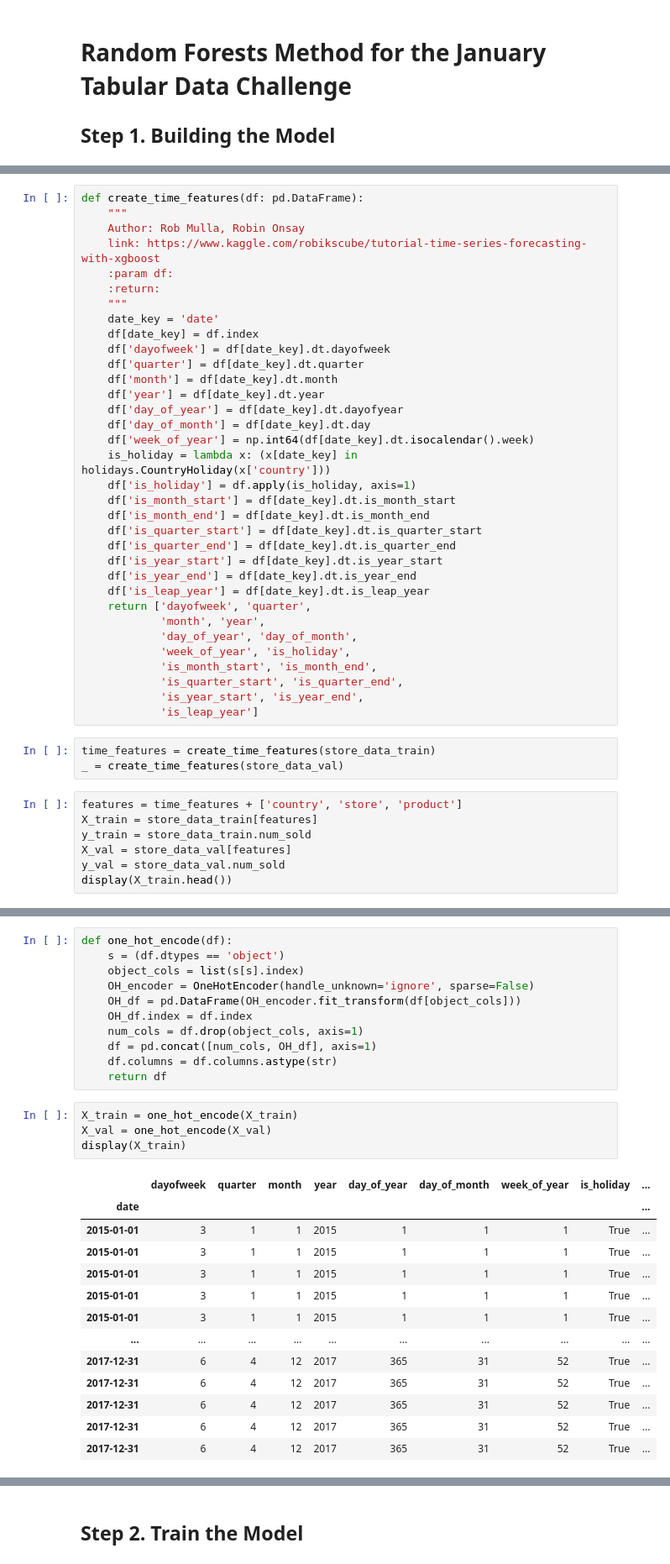
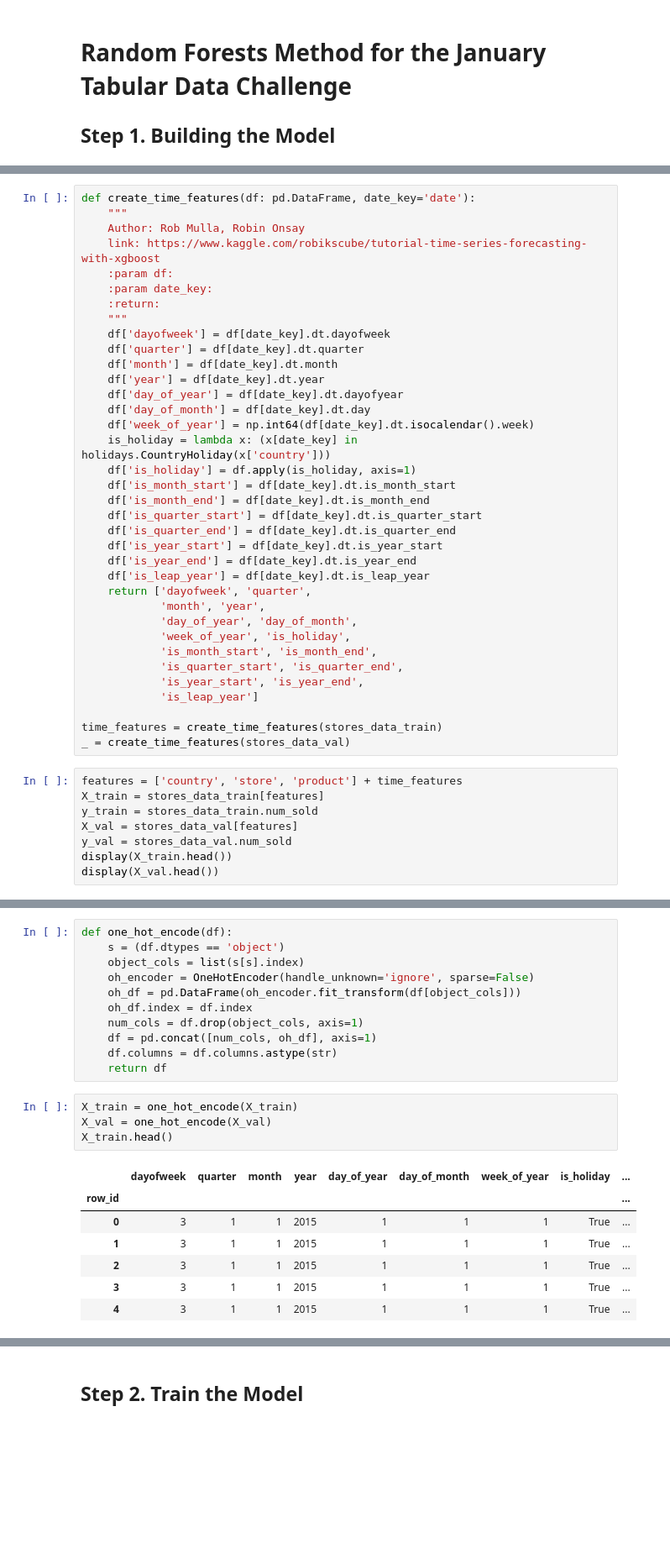
Before and after one commit to robinonsay/tabular-playground-series-jan-2022, a Jupyter notebook: xgboost.ipynb, the cells around one changed output, grey strips where cells are left out. Shown at 84% size. Saved outputs shown, nothing was run; the diff lists cells and outputs as text; blank space fills up the shorter version.

```diff
--- a/xgboost.ipynb
+++ b/xgboost.ipynb
@@ -35,13 +36,12 @@ store_data_val = store_data.loc[store_data.index > split_date].copy()
 # %%
-def create_time_features(df: pd.DataFrame):
+def create_time_features(df: pd.DataFrame, date_key='date'):
     """
     Author: Rob Mulla, Robin Onsay
     link: https://www.kaggle.com/robikscube/tutorial-time-series-forecasting-with-xgboost
     :param df:
+    :param date_key:
     :return:
     """
-    date_key = 'date'
-    df[date_key] = df.index
     df['dayofweek'] = df[date_key].dt.dayofweek
     df['quarter'] = df[date_key].dt.quarter
     df['month'] = df[date_key].dt.month
@@ -66,14 +66,15 @@ def create_time_features(df: pd.DataFrame):
             'is_quarter_start', 'is_quarter_end',
             'is_year_start', 'is_year_end',
             'is_leap_year']
+
+time_features = create_time_features(stores_data_train)
+_ = create_time_features(stores_data_val)
-# %%
-time_features = create_time_features(store_data_train)
-_ = create_time_features(store_data_val)
 # %%
-features = time_features + ['country', 'store', 'product']
-X_train = store_data_train[features]
-y_train = store_data_train.num_sold
-X_val = store_data_val[features]
-y_val = store_data_val.num_sold
+features = ['country', 'store', 'product'] + time_features
+X_train = stores_data_train[features]
+y_train = stores_data_train.num_sold
+X_val = stores_data_val[features]
+y_val = stores_data_val.num_sold
 display(X_train.head())
+display(X_val.head())
 # %% [output]
@@ -88,28 +96,22 @@ display(X_train.head())
 def one_hot_encode(df):
     s = (df.dtypes == 'object')
     object_cols = list(s[s].index)
-    OH_encoder = OneHotEncoder(handle_unknown='ignore', sparse=False)
-    OH_df = pd.DataFrame(OH_encoder.fit_transform(df[object_cols]))
-    OH_df.index = df.index
+    oh_encoder = OneHotEncoder(handle_unknown='ignore', sparse=False)
+    oh_df = pd.DataFrame(oh_encoder.fit_transform(df[object_cols]))
+    oh_df.index = df.index
     num_cols = df.drop(object_cols, axis=1)
-    df = pd.concat([num_cols, OH_df], axis=1)
+    df = pd.concat([num_cols, oh_df], axis=1)
     df.columns = df.columns.astype(str)
     return df
 # %%
 X_train = one_hot_encode(X_train)
 X_val = one_hot_encode(X_val)
-display(X_train)
+X_train.head()
 # %% [output]
 |  | dayofweek | quarter | month | year | day_of_year | day_of_month | week_of_year | is_holiday | ... |
-| date |  |  |  |  |  |  |  |  | ... |
-| 2015-01-01 | 3 | 1 | 1 | 2015 | 1 | 1 | 1 | True | ... |
-| 2015-01-01 | 3 | 1 | 1 | 2015 | 1 | 1 | 1 | True | ... |
-| 2015-01-01 | 3 | 1 | 1 | 2015 | 1 | 1 | 1 | True | ... |
-| 2015-01-01 | 3 | 1 | 1 | 2015 | 1 | 1 | 1 | True | ... |
-| 2015-01-01 | 3 | 1 | 1 | 2015 | 1 | 1 | 1 | True | ... |
-| ... | ... | ... | ... | ... | ... | ... | ... | ... | ... |
-| 2017-12-31 | 6 | 4 | 12 | 2017 | 365 | 31 | 52 | True | ... |
-| 2017-12-31 | 6 | 4 | 12 | 2017 | 365 | 31 | 52 | True | ... |
-| 2017-12-31 | 6 | 4 | 12 | 2017 | 365 | 31 | 52 | True | ... |
-| 2017-12-31 | 6 | 4 | 12 | 2017 | 365 | 31 | 52 | True | ... |
-| 2017-12-31 | 6 | 4 | 12 | 2017 | 365 | 31 | 52 | True | ... |
+| row_id |  |  |  |  |  |  |  |  | ... |
+| 0 | 3 | 1 | 1 | 2015 | 1 | 1 | 1 | True | ... |
+| 1 | 3 | 1 | 1 | 2015 | 1 | 1 | 1 | True | ... |
+| 2 | 3 | 1 | 1 | 2015 | 1 | 1 | 1 | True | ... |
+| 3 | 3 | 1 | 1 | 2015 | 1 | 1 | 1 | True | ... |
+| 4 | 3 | 1 | 1 | 2015 | 1 | 1 | 1 | True | ... |
```
Also changed, not shown: parts of 10 cells of this notebook.
